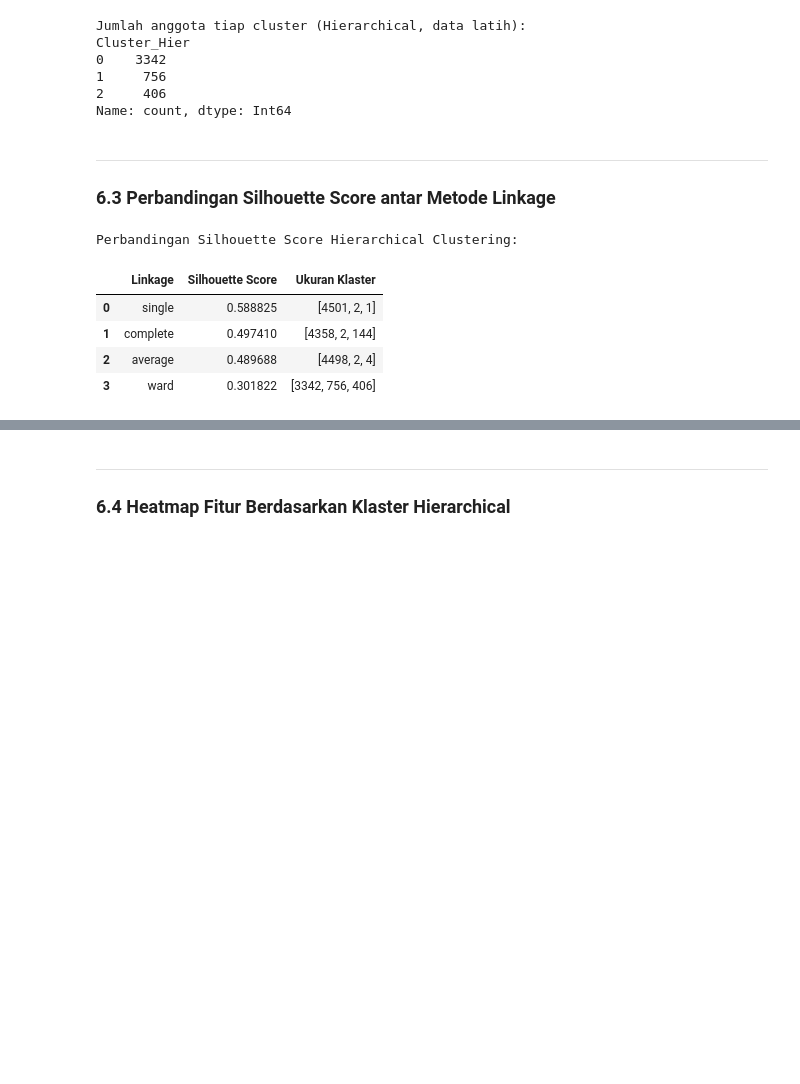
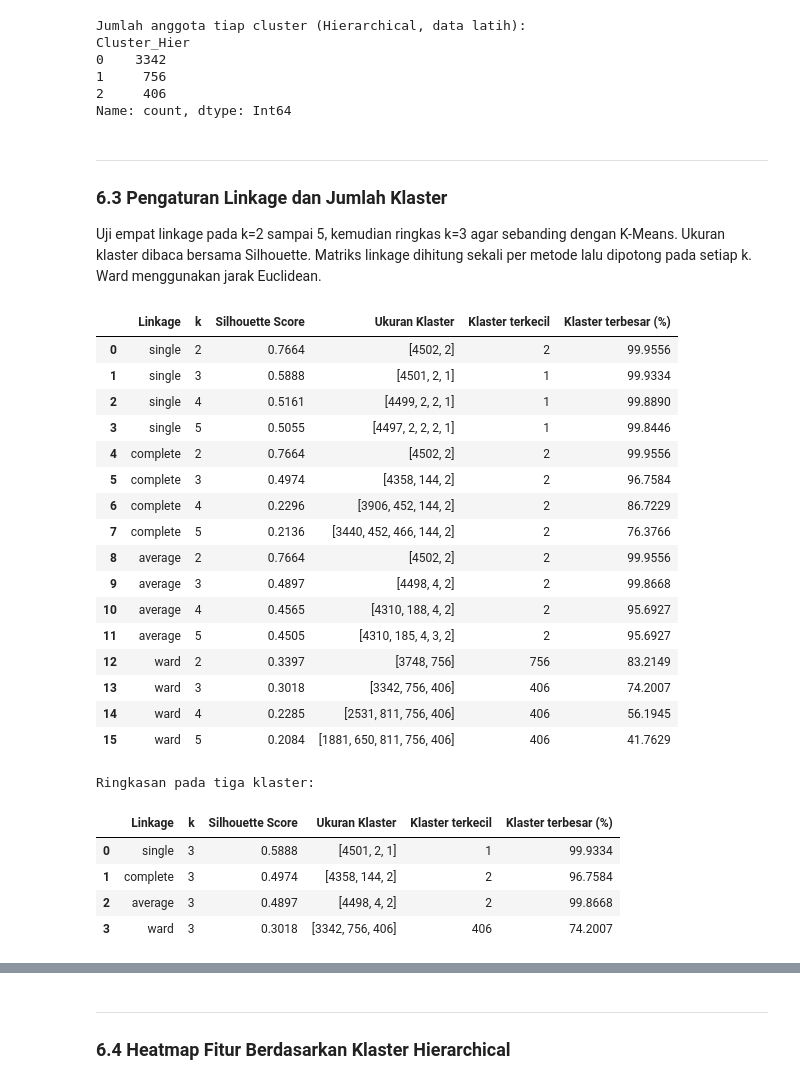
Before and after one commit to biyancore/Project_Segmentasi_Ecommerce, a Jupyter notebook: ecommerce_data_understanding.ipynb, the cells around one changed output, grey strips where cells are left out. Cells and saved outputs as stored; diff of their text form; code cells hidden in the pictures; blank space fills up the shorter version.

```diff
--- a/ecommerce_data_understanding.ipynb
+++ b/ecommerce_data_understanding.ipynb
@@ -1038,0 +1034,11 @@ Hasil K-Means final pada seluruh pelanggan: **Klaster 0 = 3.599 (63,9%)**, **Kla
+# %%
+profil_parameter = {}
+for k in [2, 3]:
+    labels = kmeans_candidates[k].labels_
+    profil_parameter[k] = X_train.assign(Klaster=labels).groupby('Klaster')[selected_features].mean()
+    profil_parameter[k].insert(0, 'Jumlah data latih', np.bincount(labels, minlength=k))
+display(pd.concat(profil_parameter, names=['k', 'Klaster']).round(2))
+perpindahan_k = pd.crosstab(kmeans_candidates[2].labels_, kmeans_candidates[3].labels_,
+                           rownames=['Klaster k=2'], colnames=['Klaster k=3'])
+display(perpindahan_k)
+assert perpindahan_k.to_numpy().sum() == len(X_train_scaled)
@@ -1185,30 +1205,53 @@ Cluster_Hier
 Name: count, dtype: Int64
 # %% [markdown]
 ---
-### 6.3 Perbandingan Silhouette Score antar Metode Linkage
+### 6.3 Pengaturan Linkage dan Jumlah Klaster
+Uji empat linkage pada k=2 sampai 5, kemudian ringkas k=3 agar sebanding dengan K-Means. Ukuran klaster dibaca bersama Silhouette. Matriks linkage dihitung sekali per metode lalu dipotong pada setiap k. Ward menggunakan jarak Euclidean.
 # %%
-# Evaluasi Silhouette Score dan ukuran klaster untuk berbagai linkage pada k = 3
-hier_sil_scores = {}
-hier_sizes = {}
+from scipy.cluster.hierarchy import cut_tree
+hier_parameter_rows = []
+hier_labels_grid = {}
 for link in linkage_list:
-    model_hc = AgglomerativeClustering(n_clusters=3, metric='euclidean', linkage=link)
-    labels = model_hc.fit_predict(X_train_scaled)
-    hier_sil_scores[link] = silhouette_score(X_train_scaled, labels)
-    hier_sizes[link] = np.bincount(labels).tolist()
-
-# Menampilkan perbandingan Silhouette Score antar linkage
-df_sil_hier = pd.DataFrame({
-    'Linkage': list(hier_sil_scores.keys()),
-    'Silhouette Score': list(hier_sil_scores.values()),
-    'Ukuran Klaster': list(hier_sizes.values())
-})
-print("Perbandingan Silhouette Score Hierarchical Clustering:")
-display(df_sil_hier)
+    Z_link = linkage(X_train_scaled, method=link, metric='euclidean')
+    for k in k_list:
+        labels = cut_tree(Z_link, n_clusters=k).ravel()
+        sizes = np.bincount(labels, minlength=k)
+        hier_labels_grid[(link, k)] = labels
+        hier_parameter_rows.append({'Linkage': link, 'k': k,
+            'Silhouette Score': silhouette_score(X_train_scaled, labels),
+            'Ukuran Klaster': sizes.tolist(), 'Klaster terkecil': int(sizes.min()),
+            'Klaster terbesar (%)': sizes.max() / len(X_train_scaled) * 100})
+parameter_hier = pd.DataFrame(hier_parameter_rows)
+display(parameter_hier.round(4))
+df_sil_hier = parameter_hier[parameter_hier['k'] == 3].reset_index(drop=True)
+hier_sil_scores = dict(zip(df_sil_hier['Linkage'], df_sil_hier['Silhouette Score']))
+hier_sizes = dict(zip(df_sil_hier['Linkage'], df_sil_hier['Ukuran Klaster']))
+print('Ringkasan pada tiga klaster:')
+display(df_sil_hier.round(4))
+from sklearn.metrics import adjusted_rand_score
+assert adjusted_rand_score(train_labels, hier_labels_grid[('ward', 3)]) == 1.0
 # %% [output]
+|  | Linkage | k | Silhouette Score | Ukuran Klaster | Klaster terkecil | Klaster terbesar (%) |
+| 0 | single | 2 | 0.7664 | [4502, 2] | 2 | 99.9556 |
+| 1 | single | 3 | 0.5888 | [4501, 2, 1] | 1 | 99.9334 |
+| 2 | single | 4 | 0.5161 | [4499, 2, 2, 1] | 1 | 99.8890 |
+| 3 | single | 5 | 0.5055 | [4497, 2, 2, 2, 1] | 1 | 99.8446 |
+| 4 | complete | 2 | 0.7664 | [4502, 2] | 2 | 99.9556 |
+| 5 | complete | 3 | 0.4974 | [4358, 144, 2] | 2 | 96.7584 |
+| 6 | complete | 4 | 0.2296 | [3906, 452, 144, 2] | 2 | 86.7229 |
+| 7 | complete | 5 | 0.2136 | [3440, 452, 466, 144, 2] | 2 | 76.3766 |
+| 8 | average | 2 | 0.7664 | [4502, 2] | 2 | 99.9556 |
+| 9 | average | 3 | 0.4897 | [4498, 4, 2] | 2 | 99.8668 |
+| 10 | average | 4 | 0.4565 | [4310, 188, 4, 2] | 2 | 95.6927 |
+| 11 | average | 5 | 0.4505 | [4310, 185, 4, 3, 2] | 2 | 95.6927 |
+| 12 | ward | 2 | 0.3397 | [3748, 756] | 756 | 83.2149 |
+| 13 | ward | 3 | 0.3018 | [3342, 756, 406] | 406 | 74.2007 |
+| 14 | ward | 4 | 0.2285 | [2531, 811, 756, 406] | 406 | 56.1945 |
+| 15 | ward | 5 | 0.2084 | [1881, 650, 811, 756, 406] | 406 | 41.7629 |
-Perbandingan Silhouette Score Hierarchical Clustering:
+Ringkasan pada tiga klaster:
-|  | Linkage | Silhouette Score | Ukuran Klaster |
-| 0 | single | 0.588825 | [4501, 2, 1] |
-| 1 | complete | 0.497410 | [4358, 2, 144] |
-| 2 | average | 0.489688 | [4498, 2, 4] |
-| 3 | ward | 0.301822 | [3342, 756, 406] |
+|  | Linkage | k | Silhouette Score | Ukuran Klaster | Klaster terkecil | Klaster terbesar (%) |
+| 0 | single | 3 | 0.5888 | [4501, 2, 1] | 1 | 99.9334 |
+| 1 | complete | 3 | 0.4974 | [4358, 144, 2] | 2 | 96.7584 |
+| 2 | average | 3 | 0.4897 | [4498, 4, 2] | 2 | 99.8668 |
+| 3 | ward | 3 | 0.3018 | [3342, 756, 406] | 406 | 74.2007 |
 # %% [markdown]
```
Also changed, not shown: parts of 18 cells of this notebook, 20 other files.
